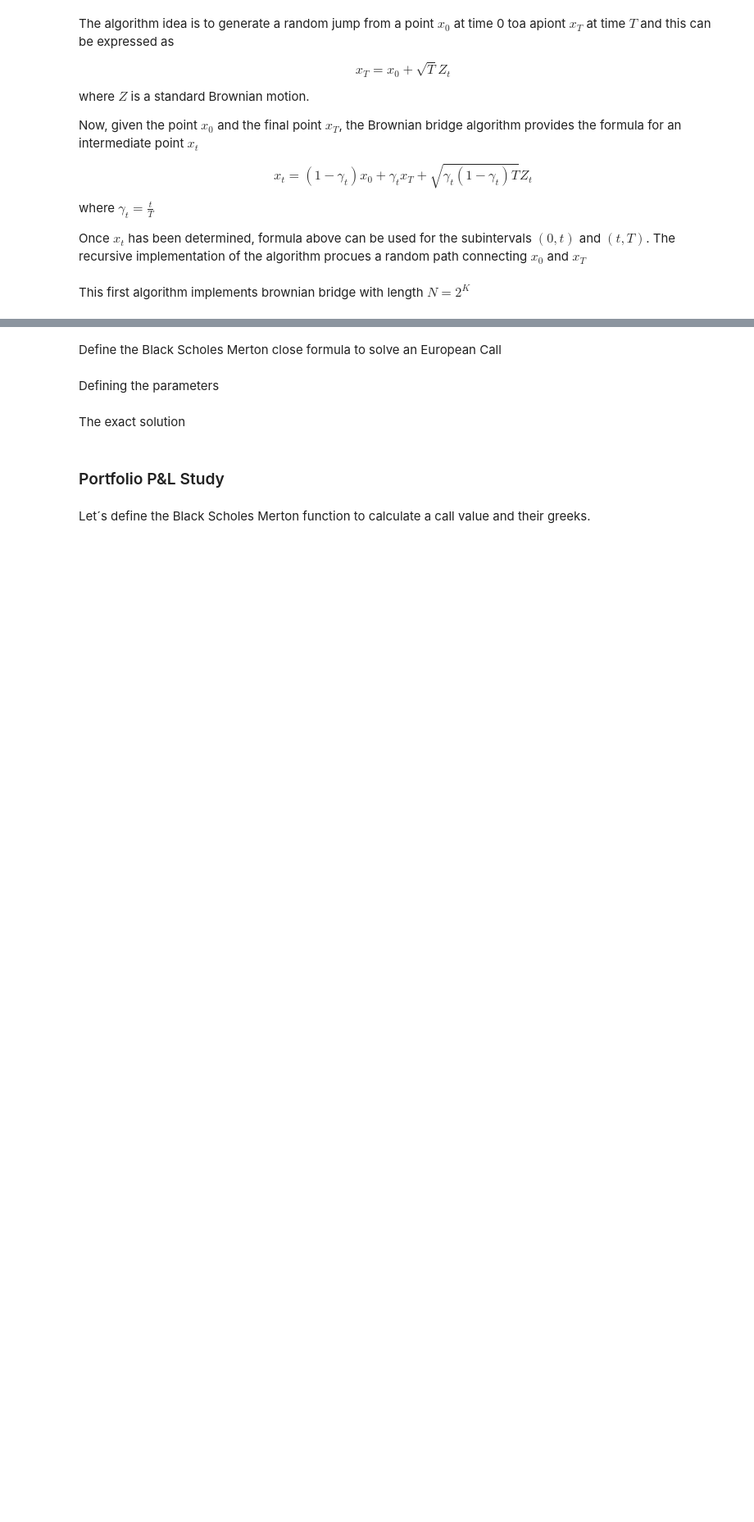
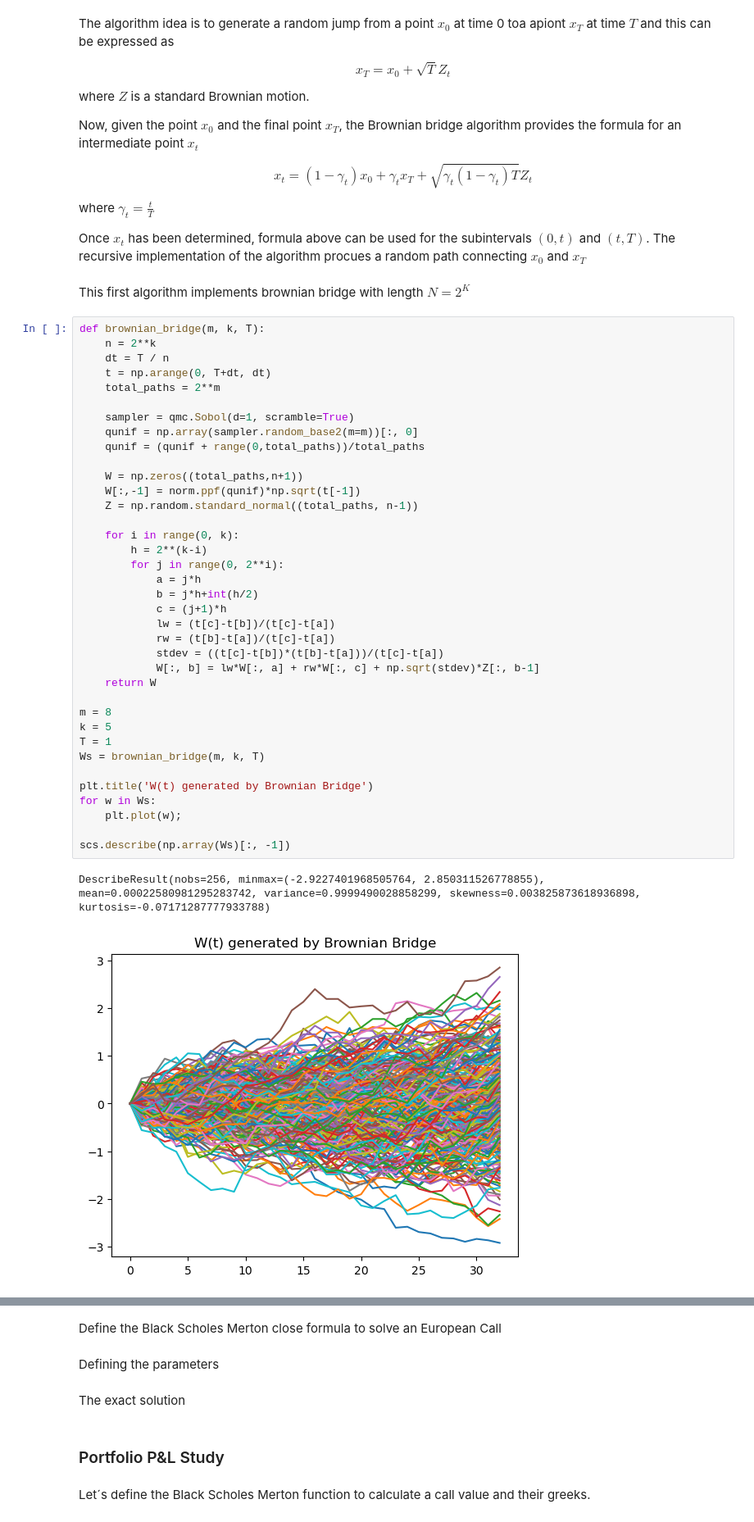
Before and after one commit to fbristotti/cqf, a Jupyter notebook: final/final.ipynb, the cells around one changed output, grey strips where cells are left out. Shown at 82% size. Cells and saved outputs as stored; diff of their text form; blank space fills up the shorter version.

Commit message:
brownian bridge

```diff
--- a/final/final.ipynb
+++ b/final/final.ipynb
@@ -295,3 +296,43 @@ where $\gamma_t = \frac{t}{T}$
 Once $x_t$ has been determined, formula above can be used for the subintervals $(0,t)$ and $(t,T)$. The recursive implementation of the algorithm procues a random path connecting $x_0$ and $x_T$
 # %% [markdown]
 This first algorithm implements brownian bridge with length $N=2^K$
+# %%
+def brownian_bridge(m, k, T):
+    n = 2**k
+    dt = T / n
+    t = np.arange(0, T+dt, dt)
+    total_paths = 2**m
+
+    sampler = qmc.Sobol(d=1, scramble=True)
+    qunif = np.array(sampler.random_base2(m=m))[:, 0]
+    qunif = (qunif + range(0,total_paths))/total_paths
+
+    W = np.zeros((total_paths,n+1))
+    W[:,-1] = norm.ppf(qunif)*np.sqrt(t[-1])
+    Z = np.random.standard_normal((total_paths, n-1))
+
+    for i in range(0, k):
+        h = 2**(k-i)
+        for j in range(0, 2**i):
+            a = j*h
+            b = j*h+int(h/2)
+            c = (j+1)*h
+            lw = (t[c]-t[b])/(t[c]-t[a])
+            rw = (t[b]-t[a])/(t[c]-t[a])
+            stdev = ((t[c]-t[b])*(t[b]-t[a]))/(t[c]-t[a])
+            W[:, b] = lw*W[:, a] + rw*W[:, c] + np.sqrt(stdev)*Z[:, b-1]
+    return W
+
+m = 8
+k = 5
+T = 1
+Ws = brownian_bridge(m, k, T)
+
+plt.title('W(t) generated by Brownian Bridge')
+for w in Ws:
+    plt.plot(w);
+
+scs.describe(np.array(Ws)[:, -1])
+# %% [output]
+DescribeResult(nobs=256, minmax=(-2.9227401968505764, 2.850311526778855), mean=0.00022580981295283742, variance=0.9999490028858299, skewness=0.003825873618936898, kurtosis=-0.07171287777933788)
+[figure, added]
```
Also changed, not shown: parts of 19 cells of this notebook, 1 other file.
